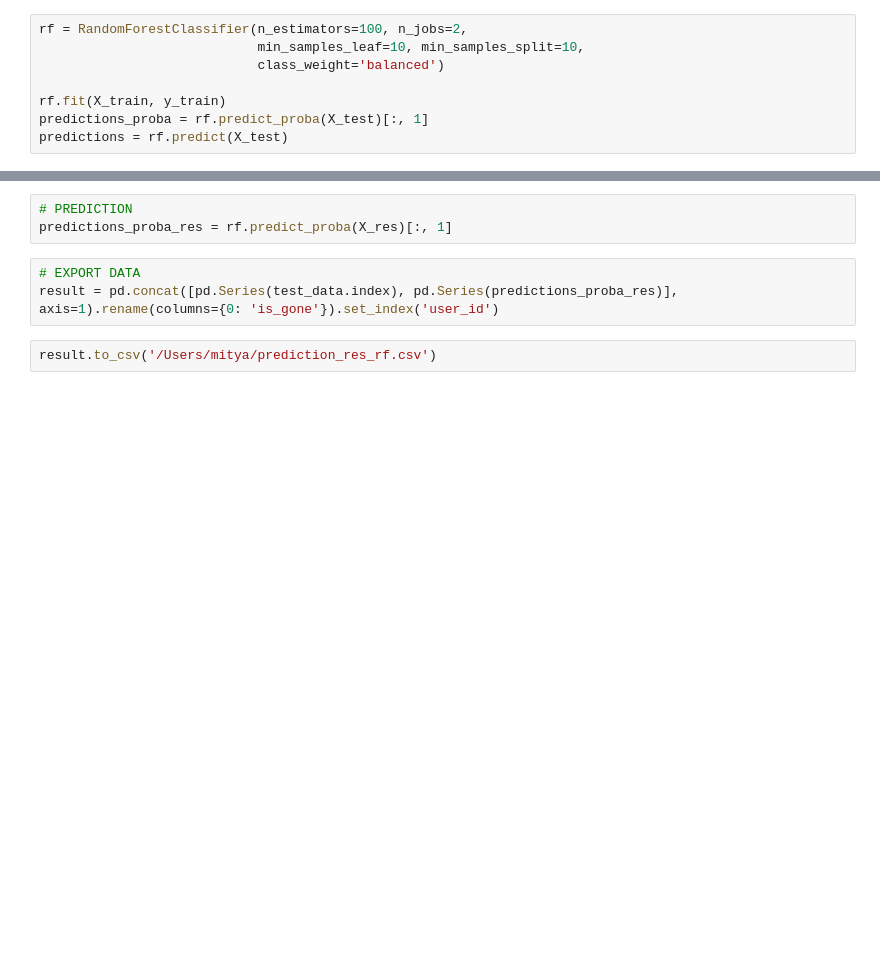
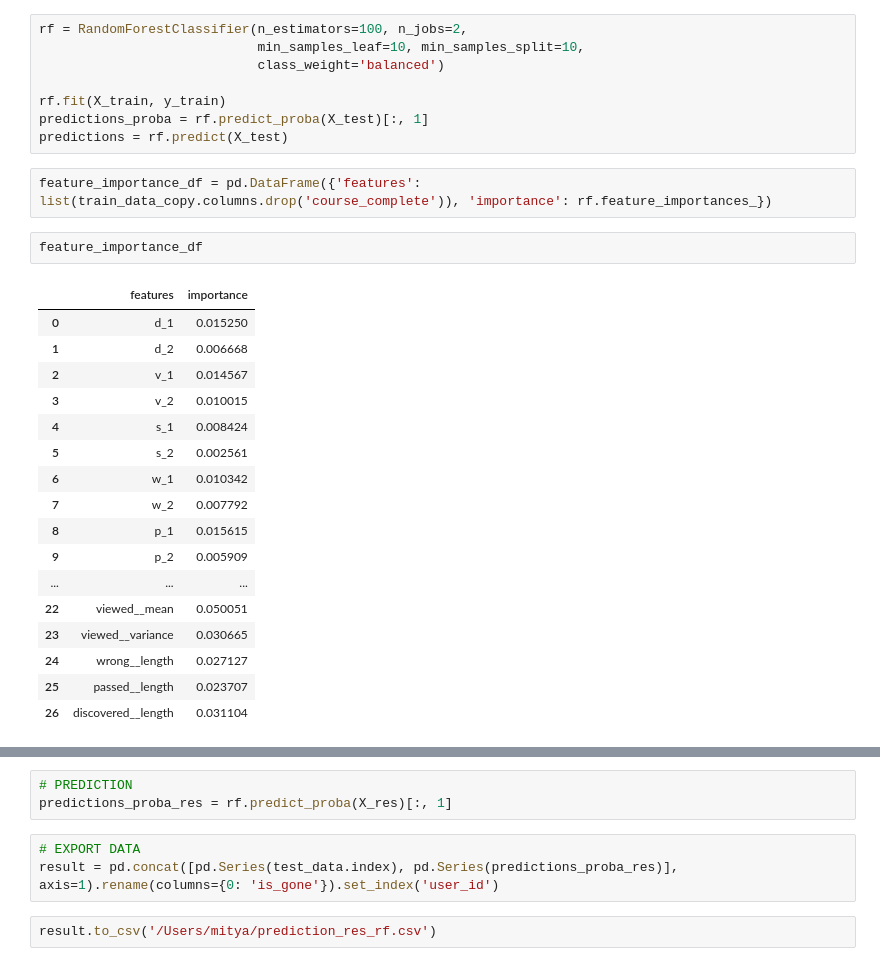
Before and after one commit to betelgeus/study, a Jupyter notebook: statistics/DS_and_ML_intro_Stepic_4852/Stepik_ML_contest/Model_Random_Forest.ipynb, the cells around one changed output, grey strips where cells are left out. Cells and saved outputs as stored; diff of their text form; blank space fills up the shorter version.

```diff
--- a/statistics/DS_and_ML_intro_Stepic_4852/Stepik_ML_contest/Model_Random_Forest.ipynb
+++ b/statistics/DS_and_ML_intro_Stepic_4852/Stepik_ML_contest/Model_Random_Forest.ipynb
@@ -51,6 +109,28 @@ rf = RandomForestClassifier(n_estimators=100, n_jobs=2,
 rf.fit(X_train, y_train)
 predictions_proba = rf.predict_proba(X_test)[:, 1]
 predictions = rf.predict(X_test)
+# %%
+feature_importance_df = pd.DataFrame({'features': list(train_data_copy.columns.drop('course_complete')), 'importance': rf.feature_importances_})
+# %%
+feature_importance_df
+# %% [output]
+|  | features | importance |
+| 0 | d_1 | 0.015250 |
+| 1 | d_2 | 0.006668 |
+| 2 | v_1 | 0.014567 |
+| 3 | v_2 | 0.010015 |
+| 4 | s_1 | 0.008424 |
+| 5 | s_2 | 0.002561 |
+| 6 | w_1 | 0.010342 |
+| 7 | w_2 | 0.007792 |
+| 8 | p_1 | 0.015615 |
+| 9 | p_2 | 0.005909 |
+| ... | ... | ... |
+| 22 | viewed__mean | 0.050051 |
+| 23 | viewed__variance | 0.030665 |
+| 24 | wrong__length | 0.027127 |
+| 25 | passed__length | 0.023707 |
+| 26 | discovered__length | 0.031104 |
 # %%
 print('Log loss = {:.5f}'.format(log_loss(y_test, predictions_proba)))
 print('AUC = {:.5f}'.format(roc_auc_score(y_test, predictions_proba)))
```
Also changed, not shown: parts of 20 cells of this notebook, 2 other files.
